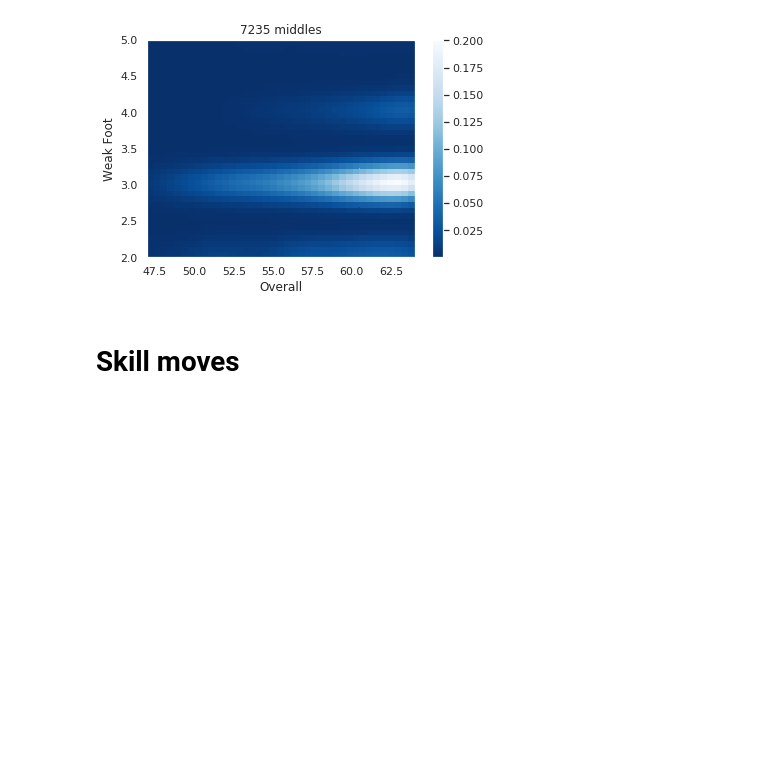
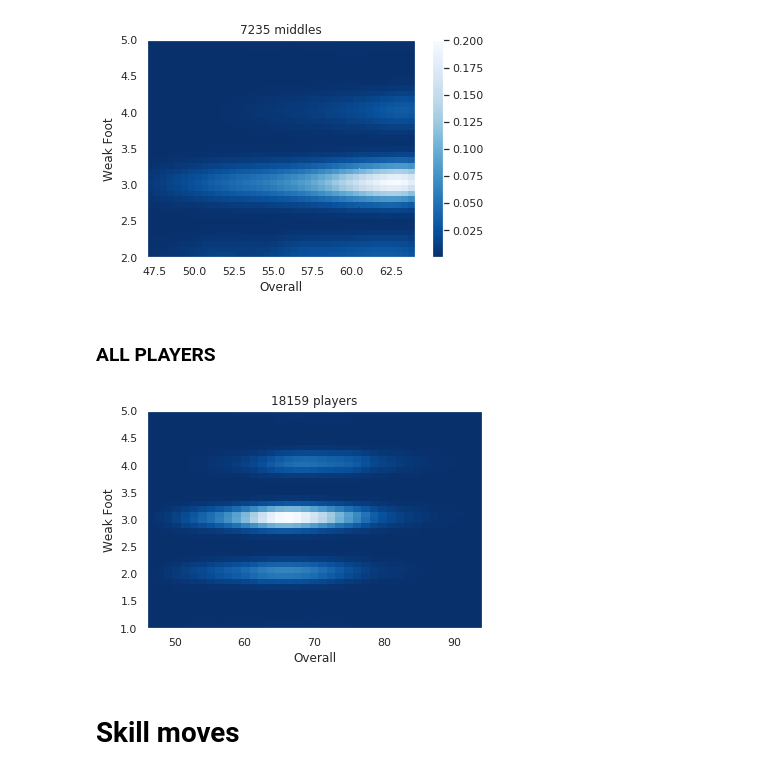
Before and after one commit to Krakkev/fifa-players-analysis, a Jupyter notebook: Fifa players analysis.ipynb, the cells around one changed output. Saved outputs shown, nothing was run; the diff lists cells and outputs as text; code cells hidden in the pictures; blank space fills up the shorter version.

```diff
--- a/Fifa players analysis.ipynb
+++ b/Fifa players analysis.ipynb
@@ -371,6 +464,25 @@ show_week_foot(poor_players)
 [figure]
 AVG Weak Foot for goalkeeper: 2.450980392156863
 [figure]
+# %% [markdown]
+### ALL PLAYERS
+# %%
+df_aux = df.dropna(subset=['Overall', 'Weak Foot'])
+x = df_aux['Overall']
+y = df_aux['Weak Foot']
+nbins=40
+k = kde.gaussian_kde([x,y])
+xi, yi = np.mgrid[x.min():x.max():nbins*1j, y.min():y.max():nbins*1j]
+zi = k(np.vstack([xi.flatten(), yi.flatten()]))
+
+plt.pcolormesh(xi, yi, zi.reshape(xi.shape), cmap=plt.cm.Blues_r)
+
+plt.title('{} players'.format(df_aux.shape[0]))
+plt.ylabel('Weak Foot')
+plt.xlabel('Overall')
+plt.show()
+# %% [output]
+[figure, added]
 # %% [markdown]
 # Skill moves
 # %% [markdown]
```
Also changed, not shown: parts of 25 cells of this notebook, 11 other files.
